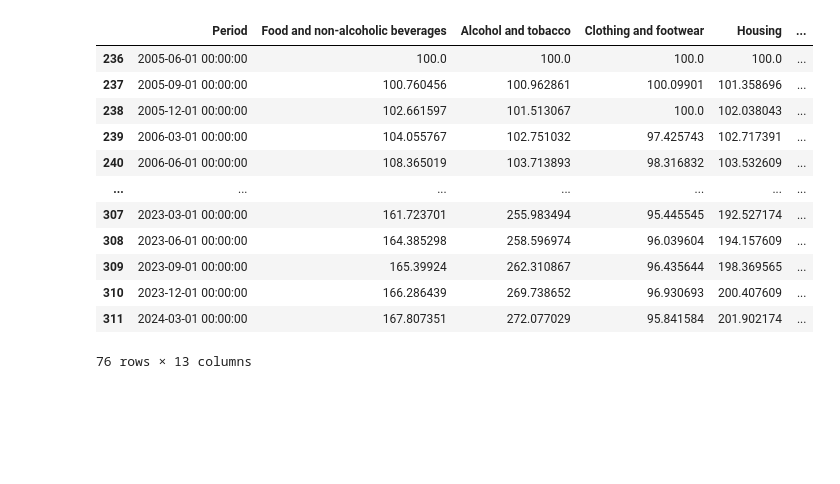
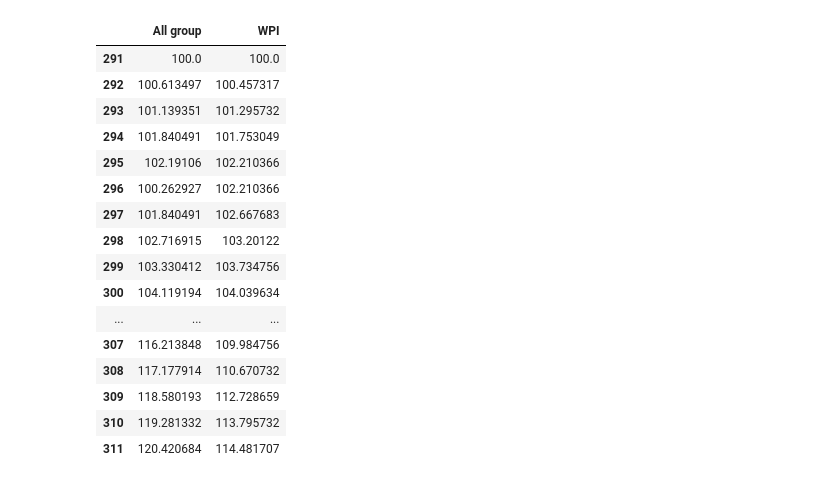
Before and after one commit to RonnyPNguyen/VizVenture, a Jupyter notebook: Portfolio/AUS_CostOfLiving_2024/data/costOfLiving.ipynb, the cells around one changed output. Drawn from its saved outputs; the diff is of its cells as text; code cells hidden in the pictures; blank space fills up the shorter version.

```diff
--- a/Portfolio/AUS_CostOfLiving_2024/data/costOfLiving.ipynb
+++ b/Portfolio/AUS_CostOfLiving_2024/data/costOfLiving.ipynb
@@ -52,23 +20,34 @@ cpiBygroup
 # %%
-cpiBygroup_adjusted = cpiBygroup.copy()
+refPeriod = pd.to_datetime('2019-01-01')
 
+cpiBygroup['Period'] >= refPeriod
+cpiBygroup_adjusted = cpiBygroup.loc[cpiBygroup['Period'] >= refPeriod].copy()
 for col in cpiBygroup_adjusted.columns[1:]:
     cpiBygroup_adjusted[col] = cpiBygroup_adjusted[col] / cpiBygroup_adjusted[col].iloc[0] * 100
 
-cpiBygroup_adjusted
+wpi_adjusted = wpi.loc[wpi['Period'] >= refPeriod].copy()
+wpi_adjusted['WPI'] = wpi_adjusted['WPI'] / wpi_adjusted['WPI'].iloc[0] * 100
+
+cpiBygroup_adjusted['WPI'] = wpi_adjusted['WPI'].values
-# %% [output]
-|  | Period | Food and non-alcoholic beverages | Alcohol and tobacco | Clothing and footwear | Housing | ... |
-| 236 | 2005-06-01 00:00:00 | 100.0 | 100.0 | 100.0 | 100.0 | ... |
-| 237 | 2005-09-01 00:00:00 | 100.760456 | 100.962861 | 100.09901 | 101.358696 | ... |
-| 238 | 2005-12-01 00:00:00 | 102.661597 | 101.513067 | 100.0 | 102.038043 | ... |
-| 239 | 2006-03-01 00:00:00 | 104.055767 | 102.751032 | 97.425743 | 102.717391 | ... |
-| 240 | 2006-06-01 00:00:00 | 108.365019 | 103.713893 | 98.316832 | 103.532609 | ... |
-| ... | ... | ... | ... | ... | ... | ... |
-| 307 | 2023-03-01 00:00:00 | 161.723701 | 255.983494 | 95.445545 | 192.527174 | ... |
-| 308 | 2023-06-01 00:00:00 | 164.385298 | 258.596974 | 96.039604 | 194.157609 | ... |
-| 309 | 2023-09-01 00:00:00 | 165.39924 | 262.310867 | 96.435644 | 198.369565 | ... |
-| 310 | 2023-12-01 00:00:00 | 166.286439 | 269.738652 | 96.930693 | 200.407609 | ... |
-| 311 | 2024-03-01 00:00:00 | 167.807351 | 272.077029 | 95.841584 | 201.902174 | ... |
-76 rows × 13 columns
+# %%
+cpiBygroup_adjusted[['All group', 'WPI']]
+# %% [output]
+|  | All group | WPI |
+| 291 | 100.0 | 100.0 |
+| 292 | 100.613497 | 100.457317 |
+| 293 | 101.139351 | 101.295732 |
+| 294 | 101.840491 | 101.753049 |
+| 295 | 102.19106 | 102.210366 |
+| 296 | 100.262927 | 102.210366 |
+| 297 | 101.840491 | 102.667683 |
+| 298 | 102.716915 | 103.20122 |
+| 299 | 103.330412 | 103.734756 |
+| 300 | 104.119194 | 104.039634 |
+| ... | ... | ... |
+| 307 | 116.213848 | 109.984756 |
+| 308 | 117.177914 | 110.670732 |
+| 309 | 118.580193 | 112.728659 |
+| 310 | 119.281332 | 113.795732 |
+| 311 | 120.420684 | 114.481707 |
 # %%
 selectedGroup = [
```
Also changed, not shown: parts of 11 cells of this notebook, 19 other files.
